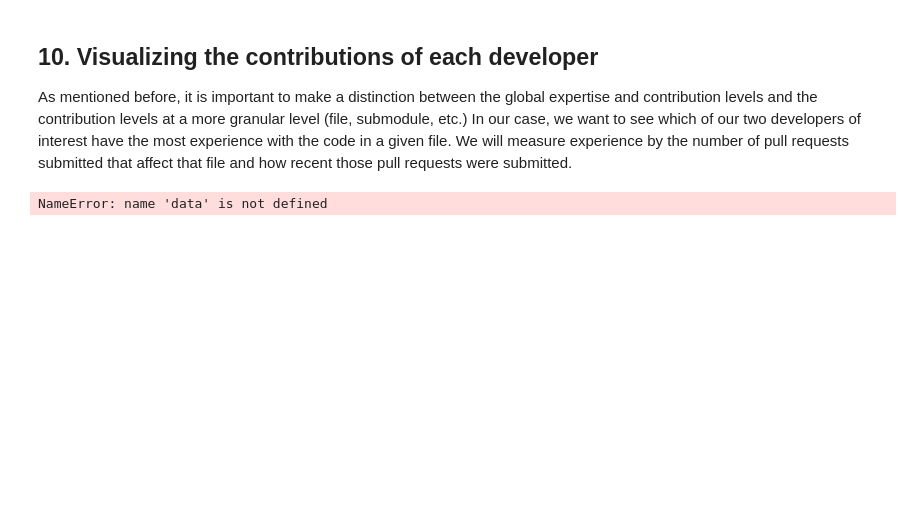
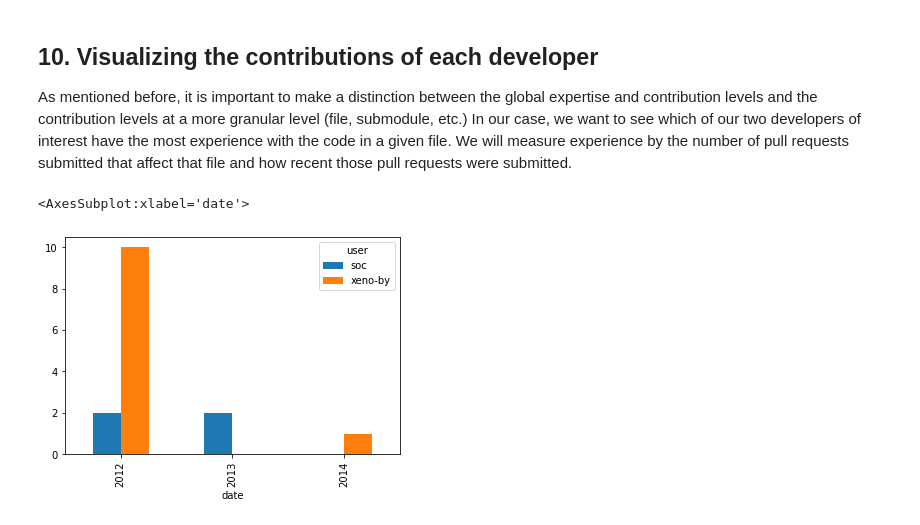
Before and after one commit to MateuszWiatr/DataCamp-The-GitHub-History-of-the-Scala-Language, a Jupyter notebook: notebook.ipynb, the cells around one changed output. Saved outputs shown, nothing was run; the diff lists cells and outputs as text; code cells hidden in the pictures; blank space fills up the shorter version.

```diff
--- a/notebook.ipynb
+++ b/notebook.ipynb
@@ -183,20 +183,21 @@ counts_wide.plot(kind='bar',title="Contributions")
 # %%
 authors = ['xeno-by', 'soc']
 file = 'src/compiler/scala/reflect/reify/phases/Calculate.scala'
 
 # Select the pull requests submitted by the authors, from the `data` DataFrame
-by_author = data[data['user']].isin(authors)
+by_author = data[data['user'].isin(authors)]
 
 # Select the pull requests that affect the file
-by_file = b
+by_file = by_author[by_author['file']==file]
 
 # Group and count the number of PRs done by each user each year
 grouped = by_file.groupby(['user', by_file['date'].dt.year]).count()['pid'].reset_index()
 
 # Transform the data into a wide format
-by_file_wide = ...
+by_file_wide = grouped.pivot_table(index='date',values='pid',columns='user',fill_value =0)
 
 # Plot the results
 by_file_wide.plot(kind='bar')
 # %% [output]
-NameError: name 'data' is not defined
+<AxesSubplot:xlabel='date'>
+[figure, added]
```
Also changed, not shown: parts of 3 cells of this notebook.
